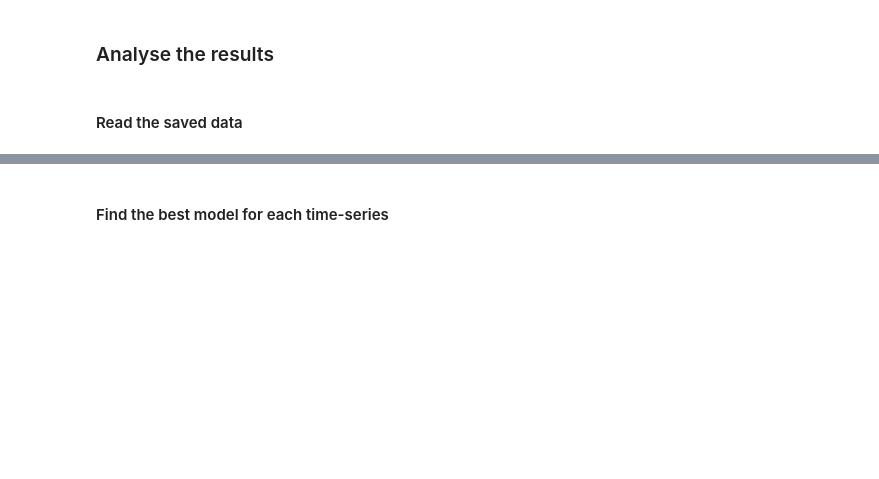
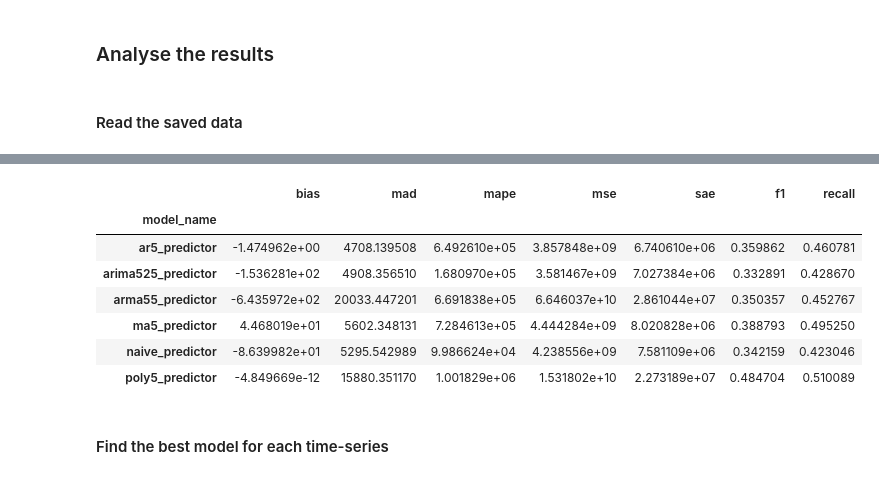
Before and after one commit to gbelouze/mva-time-series, a Jupyter notebook: notebooks/score_and_features.ipynb, the cells around one changed output, grey strips where cells are left out. Saved outputs shown, nothing was run; the diff lists cells and outputs as text; code cells hidden in the pictures; blank space fills up the shorter version.

```diff
--- a/notebooks/score_and_features.ipynb
+++ b/notebooks/score_and_features.ipynb
@@ -64,3 +89,14 @@ score_df
+# %%
+score_df.groupby("model_name").mean()
+# %% [output]
+|  | bias | mad | mape | mse | sae | f1 | recall |
+| model_name |  |  |  |  |  |  |  |
+| ar5_predictor | -1.474962e+00 | 4708.139508 | 6.492610e+05 | 3.857848e+09 | 6.740610e+06 | 0.359862 | 0.460781 |
+| arima525_predictor | -1.536281e+02 | 4908.356510 | 1.680970e+05 | 3.581467e+09 | 7.027384e+06 | 0.332891 | 0.428670 |
+| arma55_predictor | -6.435972e+02 | 20033.447201 | 6.691838e+05 | 6.646037e+10 | 2.861044e+07 | 0.350357 | 0.452767 |
+| ma5_predictor | 4.468019e+01 | 5602.348131 | 7.284613e+05 | 4.444284e+09 | 8.020828e+06 | 0.388793 | 0.495250 |
+| naive_predictor | -8.639982e+01 | 5295.542989 | 9.986624e+04 | 4.238556e+09 | 7.581109e+06 | 0.342159 | 0.423046 |
+| poly5_predictor | -4.849669e-12 | 15880.351170 | 1.001829e+06 | 1.531802e+10 | 2.273189e+07 | 0.484704 | 0.510089 |
 # %% [markdown]
 #### Find the best model for each time-series
 # %%
```
Also changed, not shown: parts of 13 cells of this notebook, 10 other files.
